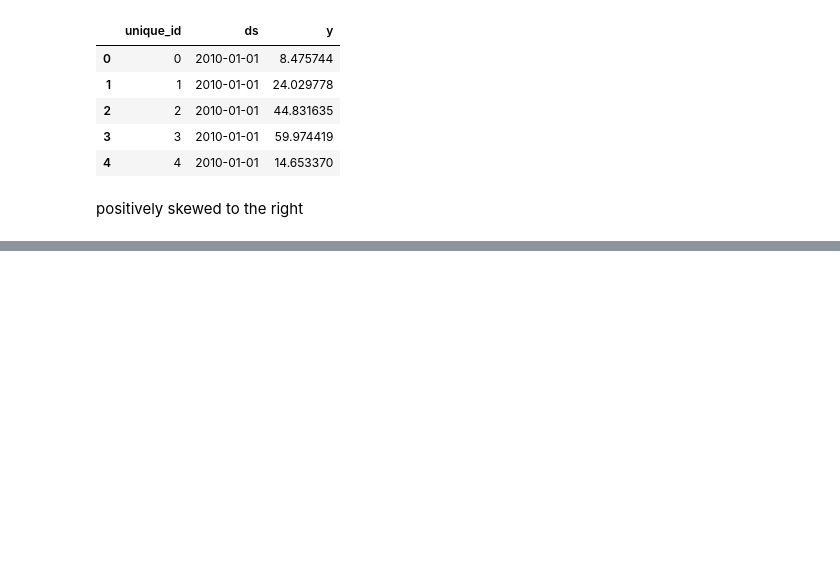
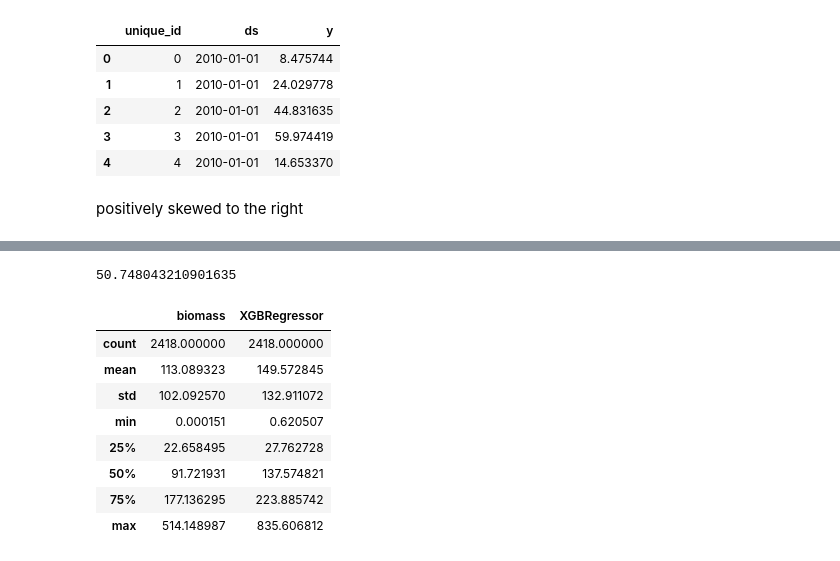
Before and after one commit to felix-n12/shell-ai, a Jupyter notebook: Untitled.ipynb, the cells around one changed output, grey strips where cells are left out. Drawn from its saved outputs; the diff is of its cells as text; code cells hidden in the pictures; blank space fills up the shorter version.

```diff
--- a/Untitled.ipynb
+++ b/Untitled.ipynb
@@ -553,0 +661,20 @@ MLForecast(models=[XGBRegressor], freq=<YearEnd: month=12>, lag_features=['lag1'
+# %%
+#after prediction
+#lets evaluate the model
+#from sklearn.metrics import mean_absolute_percentage_error
+mean_absolute_error(eval_data['biomass'],eval_data['XGBRegressor'])
+#mean_absolute_percentage_error(eval_data['biomass'],eval_data['XGBRegressor'])
+# %% [output]
+50.748043210901635
+# %%
+eval_data.describe()
+# %% [output]
+|  | biomass | XGBRegressor |
+| count | 2418.000000 | 2418.000000 |
+| mean | 113.089323 | 149.572845 |
+| std | 102.092570 | 132.911072 |
+| min | 0.000151 | 0.620507 |
+| 25% | 22.658495 | 27.762728 |
+| 50% | 91.721931 | 137.574821 |
+| 75% | 177.136295 | 223.885742 |
+| max | 514.148987 | 835.606812 |
```
Also changed, not shown: parts of 14 cells of this notebook.
